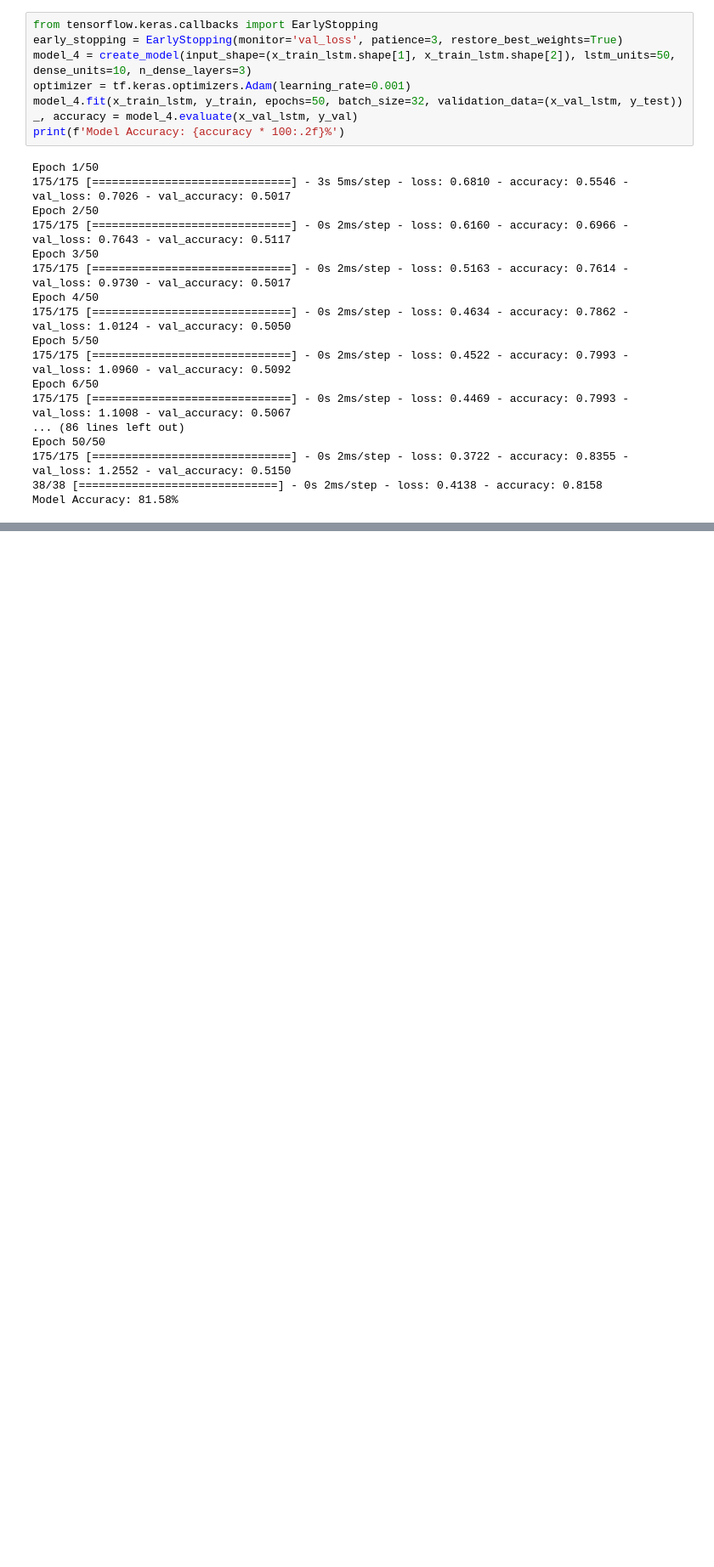
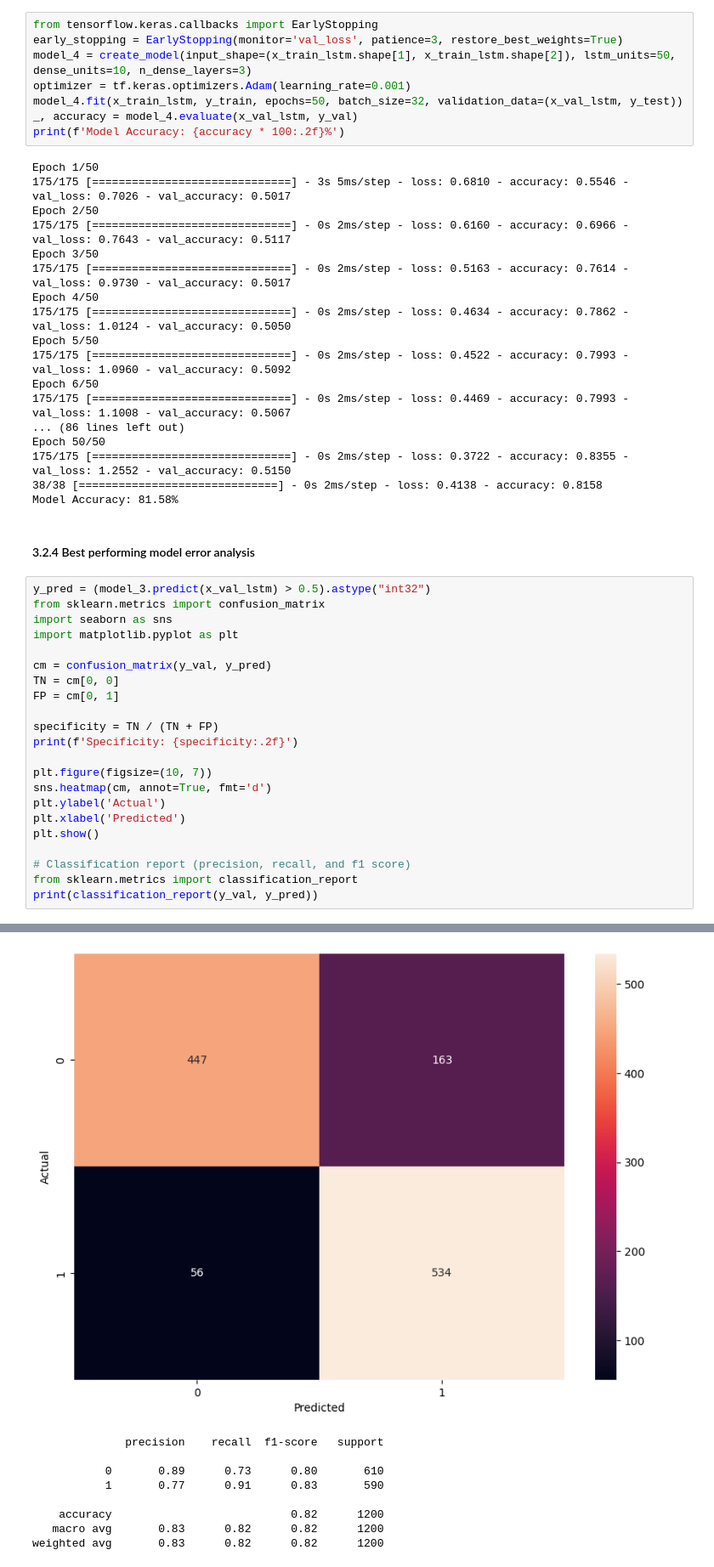
Before and after one commit to GichuriNdungu/alu-machine_learning, a Jupyter notebook: supervised_learning/afri_score/notebook.ipynb, the cells around one changed output, grey strips where cells are left out. Shown at 85% size. Drawn from its saved outputs; the diff is of its cells as text; blank space fills up the shorter version.

Commit message:
error analysis complete

```diff
--- a/supervised_learning/afri_score/notebook.ipynb
+++ b/supervised_learning/afri_score/notebook.ipynb
@@ -412,3 +412,28 @@ Epoch 50/50
 175/175 [==============================] - 0s 2ms/step - loss: 0.3722 - accuracy: 0.8355 - val_loss: 1.2552 - val_accuracy: 0.5150
 38/38 [==============================] - 0s 2ms/step - loss: 0.4138 - accuracy: 0.8158
 Model Accuracy: 81.58%
+# %% [markdown]
+#### 3.2.4 Best performing model error analysis
+# %%
+y_pred = (model_3.predict(x_val_lstm) > 0.5).astype("int32")
+from sklearn.metrics import confusion_matrix
+import seaborn as sns
+import matplotlib.pyplot as plt
+
+cm = confusion_matrix(y_val, y_pred)
+TN = cm[0, 0]
+FP = cm[0, 1]
+
+specificity = TN / (TN + FP)
+print(f'Specificity: {specificity:.2f}')
+
+plt.figure(figsize=(10, 7))
+sns.heatmap(cm, annot=True, fmt='d')
+plt.ylabel('Actual')
+plt.xlabel('Predicted')
+plt.show()
+
+# Classification report (precision, recall, and f1 score)
+from sklearn.metrics import classification_report
+print(classification_report(y_val, y_pred))
+# %% [output]
@@ -414,0 +442,9 @@ Model Accuracy: 81.58%
+[figure, added]
+              precision    recall  f1-score   support
+
+           0       0.89      0.73      0.80       610
+           1       0.77      0.91      0.83       590
+
+    accuracy                           0.82      1200
+   macro avg       0.83      0.82      0.82      1200
+weighted avg       0.83      0.82      0.82      1200
```
Also changed, not shown: parts of 6 cells of this notebook.
